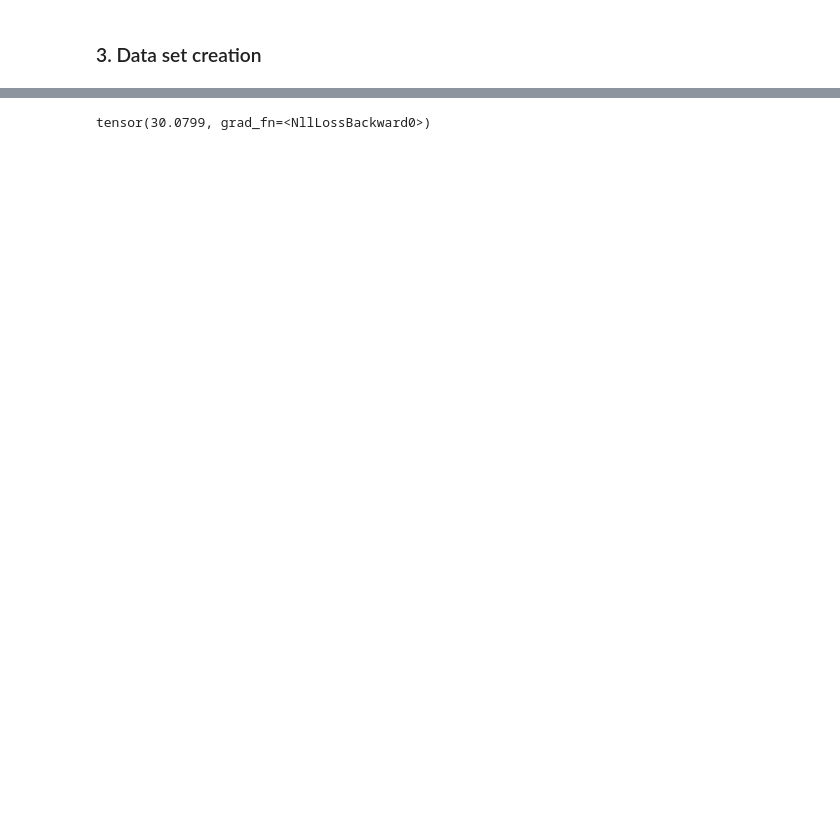
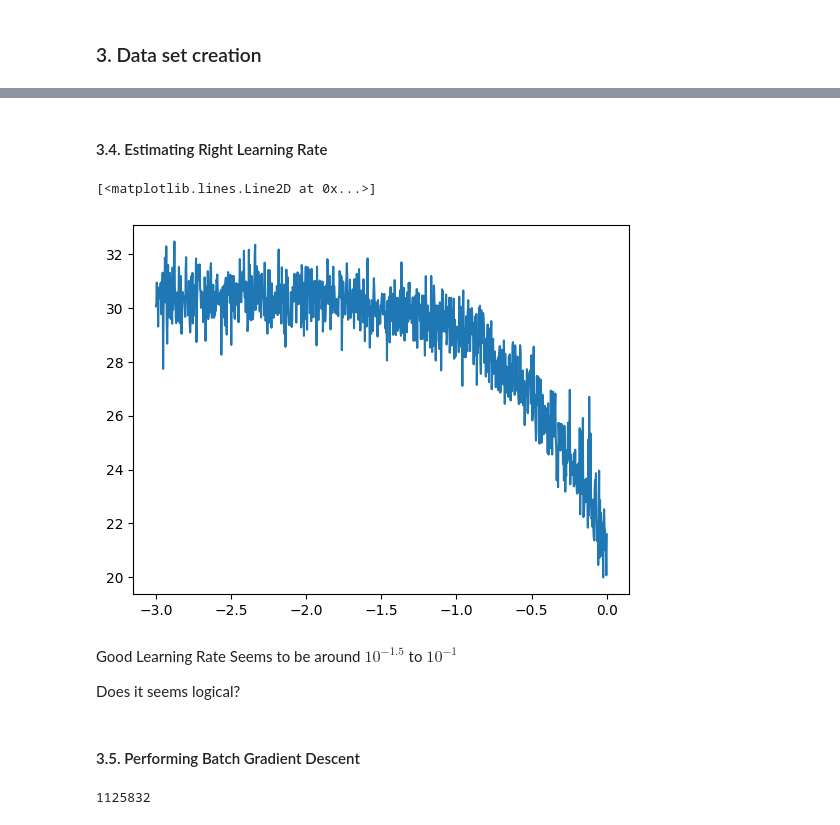
Before and after one commit to 95-percent-ci/makemore_implementation, a Jupyter notebook: notebooks/neural_lang_model_paper.ipynb, the cells around one changed output, grey strips where cells are left out. Drawn from its saved outputs; the diff is of its cells as text; code cells hidden in the pictures; blank space fills up the shorter version.

Commit message:
Added training with mini batch SGD

```diff
--- a/notebooks/neural_lang_model_paper.ipynb
+++ b/notebooks/neural_lang_model_paper.ipynb
@@ -175,6 +153,6 @@ class Tokenizer:
 # %%
 tokenizer = Tokenizer(encoder)
 # %%
-word_list = train_sentences[4]
+word_list = train_sentences[41]
 tokenizer.decode(tokenizer.encode(word_list))
 # %% [output]
@@ -267,0 +338,43 @@ Y_ = Y.to("mps")
+# %% [markdown]
+#### 3.4. Estimating Right Learning Rate
+# %%
+lre = torch.linspace(-3, 0, 1000)
+lrs = 10 ** lre
+# %%
+lri = []
+lossi = []
+
+lrp = []
+
+X_trn = X_trn.to("mps")
+Y_trn = Y_trn.to("mps")
+
+
+for i in range(1000):
+
+    ## Minibatch Gradient Descent ##
+    ix = torch.randint(0, X_trn.shape[0], (128,))
+
+    ## Forward Pass ##
+    emb = C[X_trn[ix]]
+
+    hs = torch.tanh(emb.view(len(ix), context_size * m) @ W1 + b1)
+
+    logits = hs @ W2 + b2
+
+    loss = F.cross_entropy(logits, Y_trn[ix])
+
+    for p in parameters:
+        p.grad = None
+
+    loss.backward()
+
+    ## Update ##
+    lr = lrs[i]
+
+    for p in parameters:
+        p.data += - lr * p.grad
+
+    lri.append(lre[i].item())
+    lrp.append(lr.item())
+    lossi.append(loss.item())
@@ -267,0 +384,11 @@ Y_ = Y.to("mps")
+# %%
+plt.plot(lri, lossi)
+# %% [output]
+[<matplotlib.lines.Line2D at 0x...>]
+[figure, added]
+# %% [markdown]
+Good Learning Rate Seems to be around $10^{-1.5}$ to $10^{-1}$
+
+Does it seems logical?
+# %% [markdown]
+#### 3.5. Performing Batch Gradient Descent
@@ -298,4 +410,4 @@ for p in parameters:
-# %%
-loss
-# %% [output]
-tensor(30.0799, grad_fn=<NllLossBackward0>)
+# %%
+sum(p.nelement() for p in parameters)
+# %% [output]
+1125832
```
Also changed, not shown: parts of 51 cells of this notebook, 1 other file.
